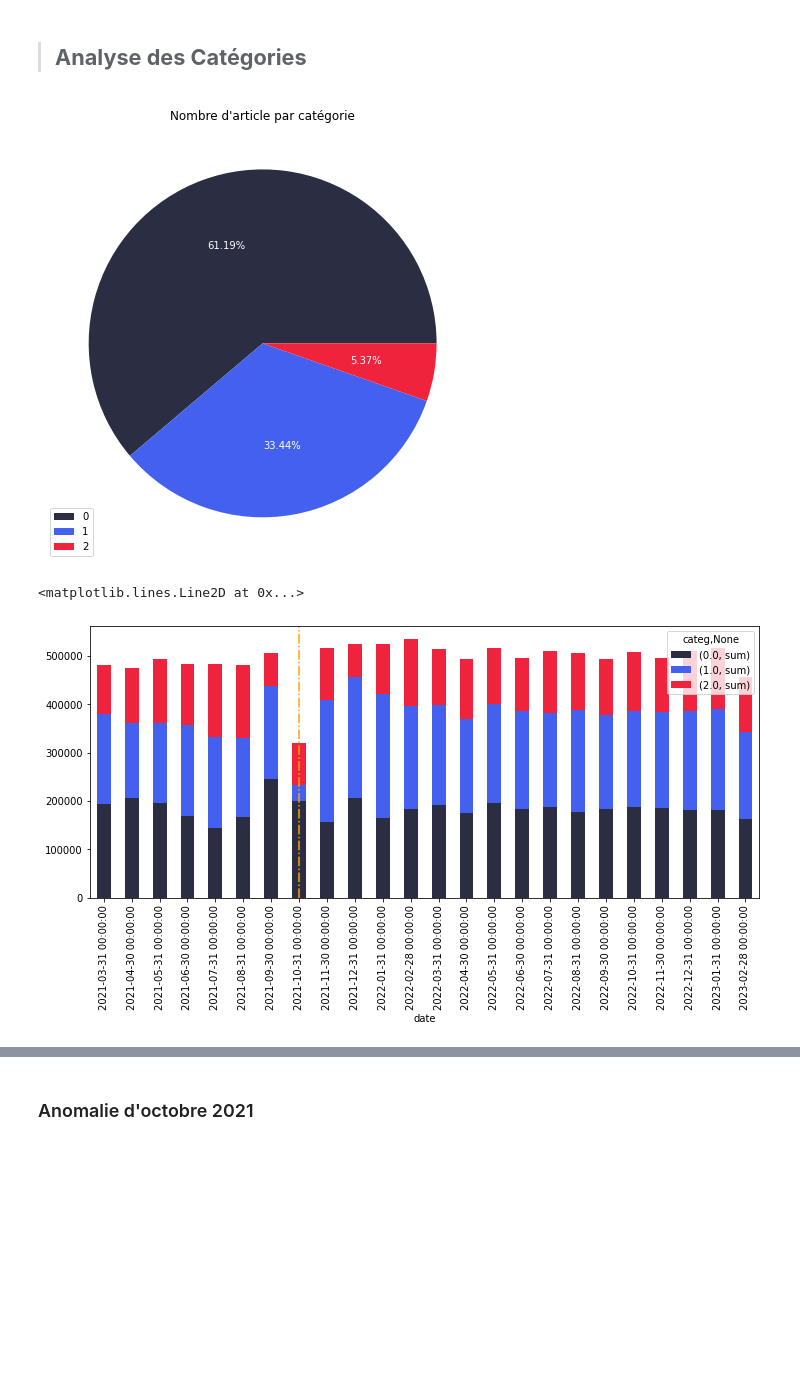
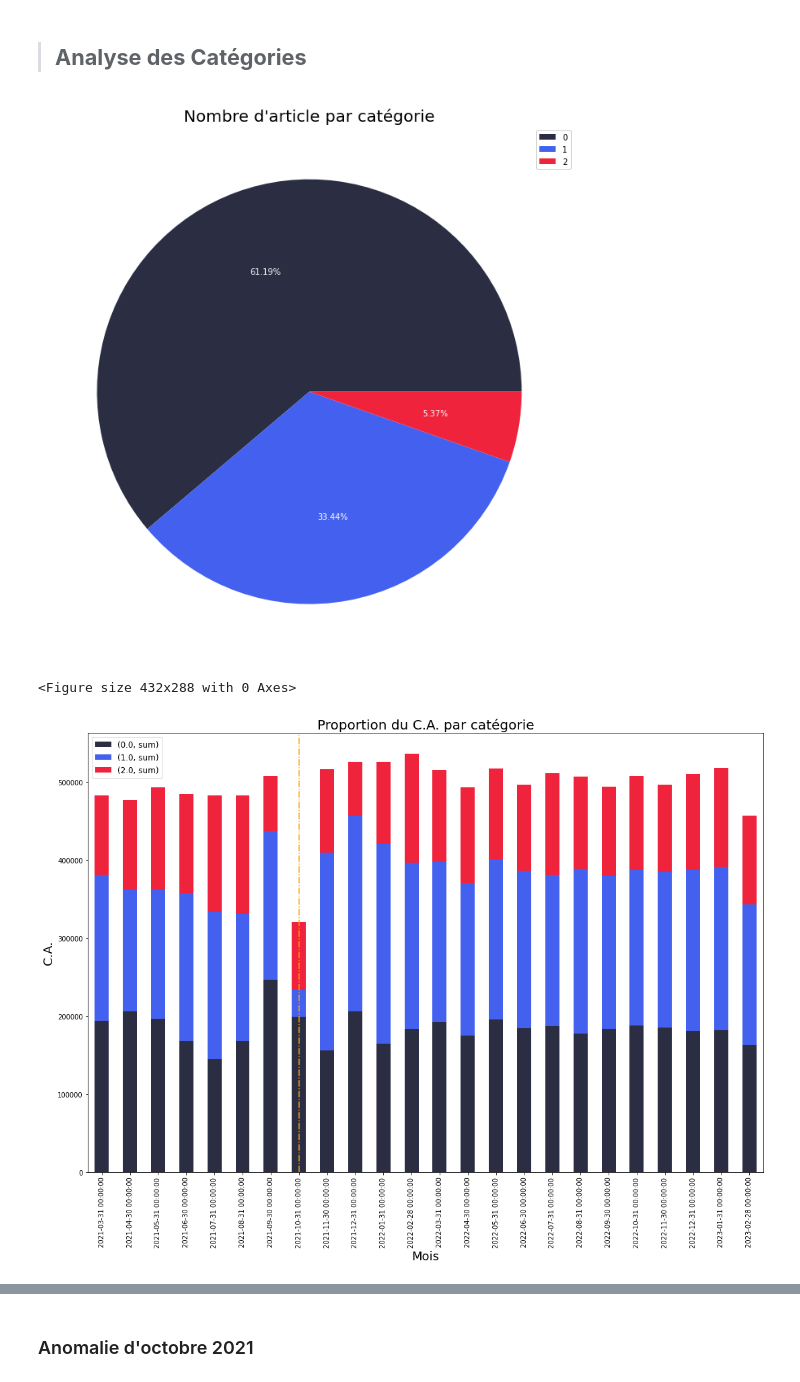
Before and after one commit to Valeeew/Analyze-bookstore-sales, a Jupyter notebook: Turnover_analyze.ipynb, the cells around one changed output, grey strips where cells are left out. Cells and saved outputs as stored; diff of their text form; code cells hidden in the pictures; blank space fills up the shorter version.

```diff
--- a/Turnover_analyze.ipynb
+++ b/Turnover_analyze.ipynb
@@ -76,23 +83,29 @@ plt.show
 # %% [markdown]
 > ## __Analyse des Catégories__
 # %%
-plt.figure(figsize=[8,8])
+plt.figure(figsize=[12,12])
 plt.pie(df.groupby("categ").id_prod.count(), labels = ["0","1","2"], colors=c, autopct = pct, textprops={'color':"w"})
-plt.title("Nombre d'article par catégorie")
+plt.title("Nombre d'article par catégorie", fontsize=20)
 plt.legend()
 plt.show()
+plt.savefig("nombre_article_par_categorie.png")
 # %% [output]
-[figure, old version]
+[figure, new version]
+<Figure size 432x288 with 0 Axes>
 # %%
 from IPython.core.pylabtools import figsize
 
 turnover_categ = pd.pivot_table(df,index=df.index, columns="categ", values="price", aggfunc={"price":"sum"})
 turnover_categ_m = turnover_categ.resample('M').agg(["sum"])
-turnover_categ_m.plot(kind="bar",stacked = True, figsize=(12,5), color=c)
+turnover_categ_m.plot(kind="bar",stacked = True, figsize=(18,12), color=c)
 plt.axvline(7, color="orange", linestyle="-.")
+plt.title("Proportion du C.A. par catégorie", fontsize=20)
+plt.xlabel("Mois", fontsize=18)
+plt.ylabel("C.A.", fontsize=18)
+plt.legend(loc=2, prop={'size': 12})
+plt.savefig("proportion_ca_par_categorie.png")
 # %% [output]
-<matplotlib.lines.Line2D at 0x...>
-[figure, old version]
+[figure, new version]
 # %%
 turnover_categ_w = turnover_categ.resample('W').agg(["sum"])
 #turnover_categ_w
```
Also changed, not shown: parts of 22 cells of this notebook.
